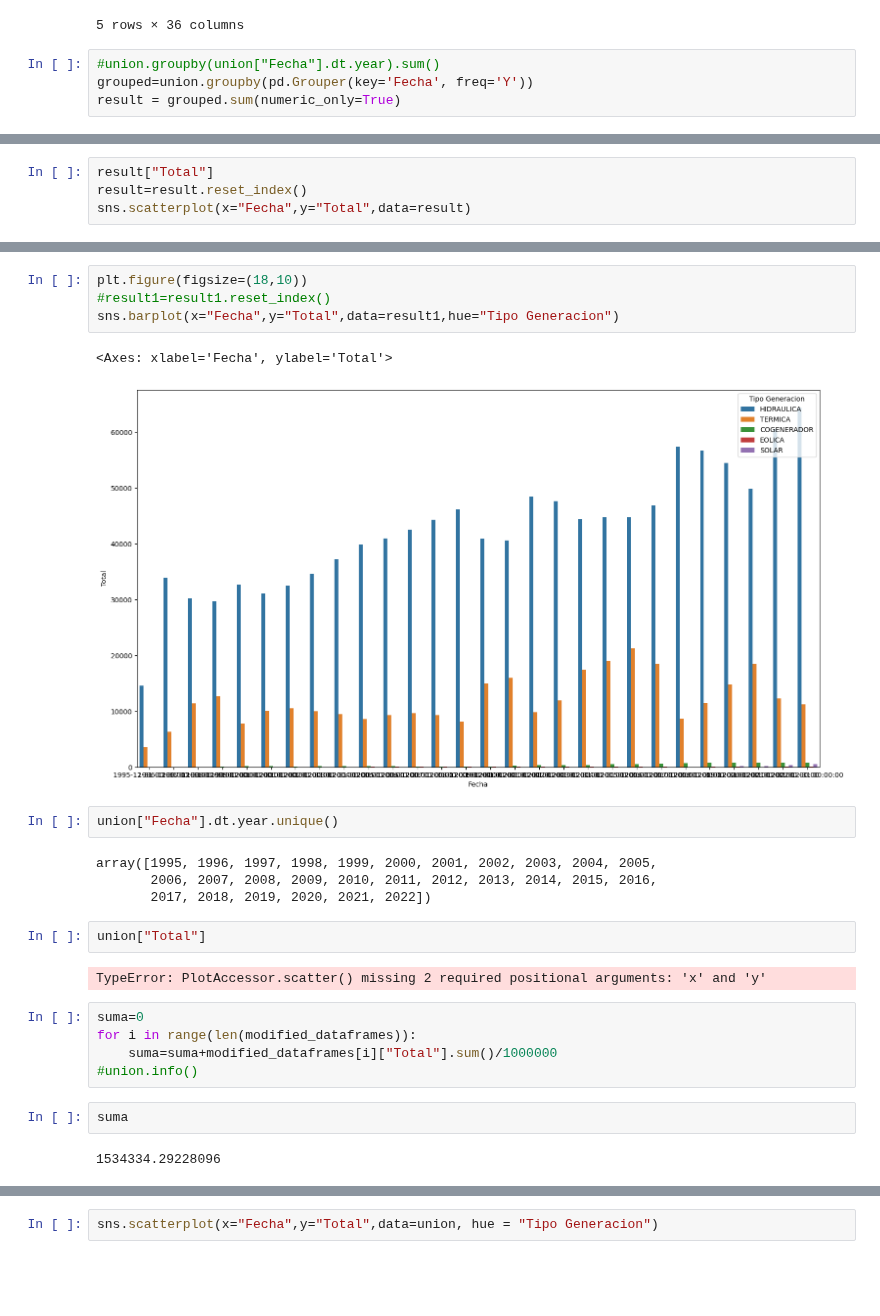
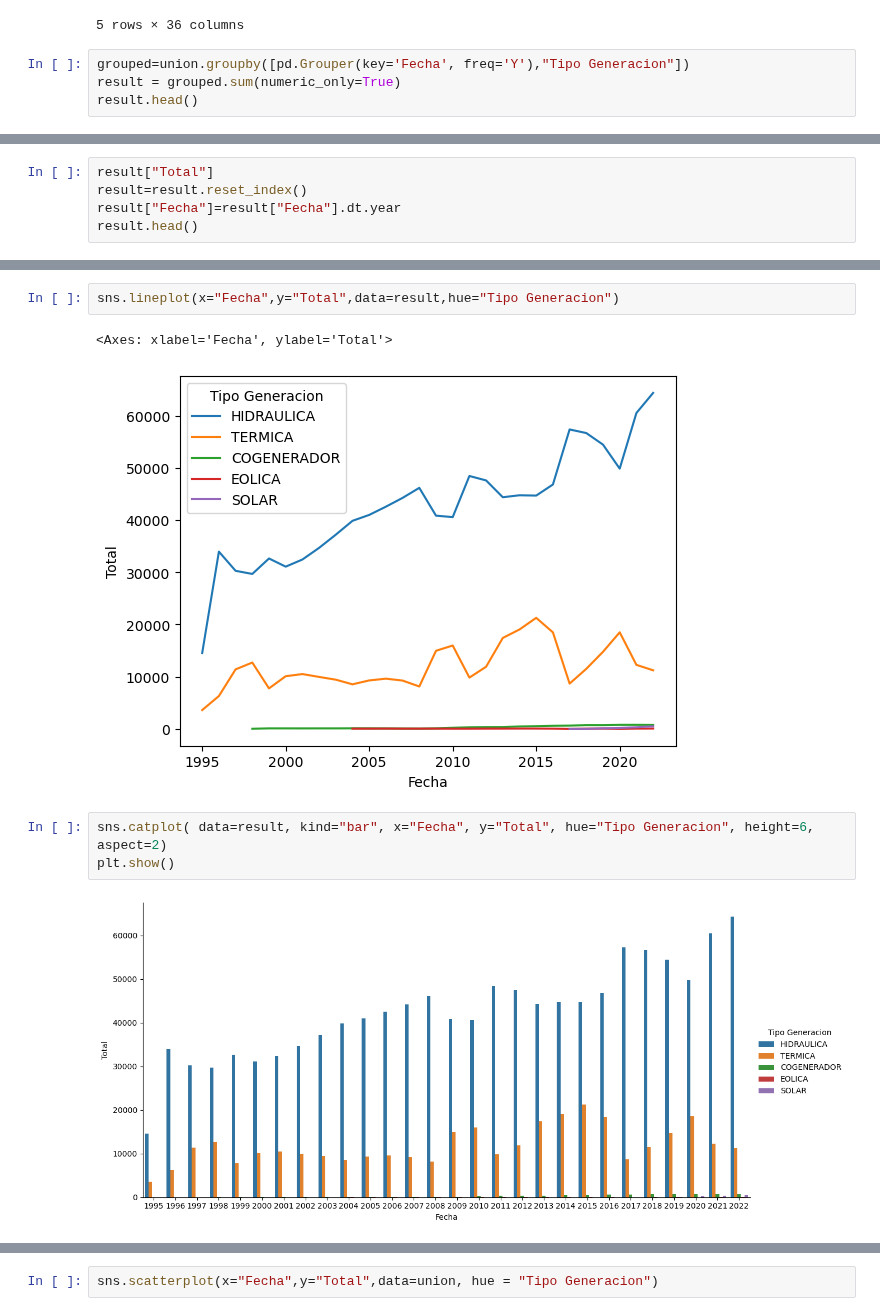
Before and after one commit to Mateoferrnandez/Projects, a Jupyter notebook: Personal Projects/Generacion electrica en Colombia/Dtacleaning.ipynb, the cells around one changed output, grey strips where cells are left out. Drawn from its saved outputs; the diff is of its cells as text; blank space fills up the shorter version.

Commit message:
Generacion Electrica

```diff
--- a/Personal Projects/Generacion electrica en Colombia/Dtacleaning.ipynb
+++ b/Personal Projects/Generacion electrica en Colombia/Dtacleaning.ipynb
@@ -350,6 +351,6 @@ union.head()
 | 4 | 1995-07-20 | LA UNION 4 | ATLG | TERMICA | DESPACHADO CENTRALMENTE | NaN | NaN | NaN | ... |
 5 rows × 36 columns
 # %%
-#union.groupby(union["Fecha"].dt.year).sum()
-grouped=union.groupby(pd.Grouper(key='Fecha', freq='Y'))
+grouped=union.groupby([pd.Grouper(key='Fecha', freq='Y'),"Tipo Generacion"])
 result = grouped.sum(numeric_only=True)
+result.head()
@@ -390,5 +366,6 @@ Name: Total, dtype: float64
 # %%
 result["Total"]
 result=result.reset_index()
-sns.scatterplot(x="Fecha",y="Total",data=result)
+result["Fecha"]=result["Fecha"].dt.year
+result.head()
 # %% [output]
@@ -397,26 +401,10 @@ sns.scatterplot(x="Fecha",y="Total",data=result)
 # %%
-plt.figure(figsize=(18,10))
-#result1=result1.reset_index()
-sns.barplot(x="Fecha",y="Total",data=result1,hue="Tipo Generacion")
+sns.lineplot(x="Fecha",y="Total",data=result,hue="Tipo Generacion")
 # %% [output]
 <Axes: xlabel='Fecha', ylabel='Total'>
-[figure, old version]
+[figure, new version]
-# %%
-union["Fecha"].dt.year.unique()
-# %% [output]
-array([1995, 1996, 1997, 1998, 1999, 2000, 2001, 2002, 2003, 2004, 2005,
-       2006, 2007, 2008, 2009, 2010, 2011, 2012, 2013, 2014, 2015, 2016,
-       2017, 2018, 2019, 2020, 2021, 2022])
-# %%
-union["Total"]
-# %% [output]
-TypeError: PlotAccessor.scatter() missing 2 required positional arguments: 'x' and 'y'
-# %%
-suma=0
-for i in range(len(modified_dataframes)):
-    suma=suma+modified_dataframes[i]["Total"].sum()/1000000
-#union.info()
-# %%
-suma
-# %% [output]
-1534334.29228096
+# %%
+sns.catplot( data=result, kind="bar", x="Fecha", y="Total", hue="Tipo Generacion", height=6, aspect=2)
+plt.show()
+# %% [output]
+[figure, added]
```
Also changed, not shown: parts of 19 cells of this notebook.
